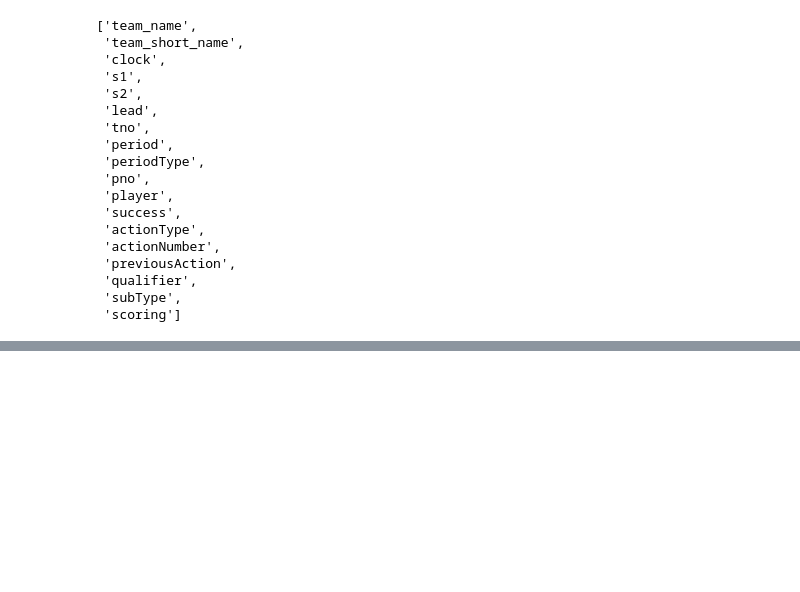
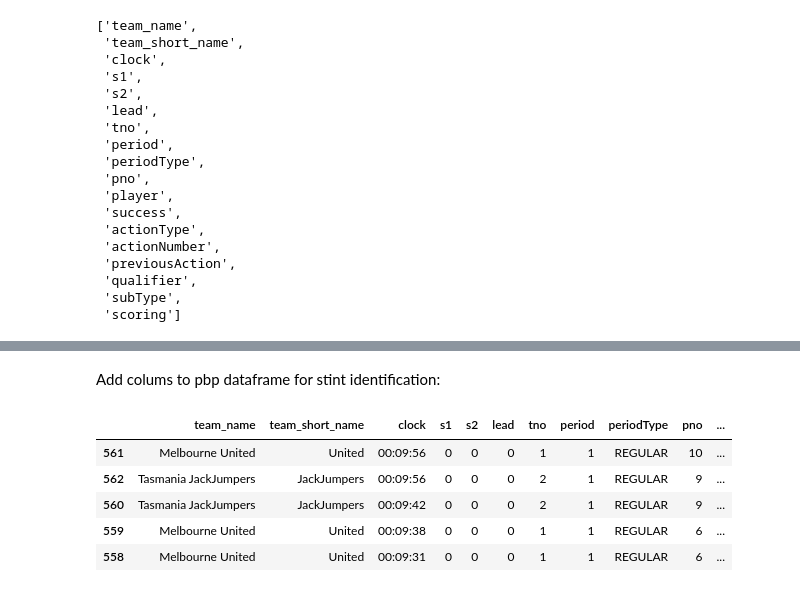
Before and after one commit to ssardina/pynbl, a Jupyter notebook: bball_stas.ipynb, the cells around one changed output, grey strips where cells are left out. Cells and saved outputs as stored; diff of their text form; code cells hidden in the pictures; blank space fills up the shorter version.

```diff
--- a/bball_stas.ipynb
+++ b/bball_stas.ipynb
@@ -123,0 +153,21 @@ Game Melbourne United (United) vs Tasmania JackJumpers (JackJumpers)
+# %% [markdown]
+Add colums to pbp dataframe for stint identification:
+# %%
+stints1_df, pbp2_df = tools.pbp_add_stint_col(pbp_df, stints_1, "stint1")
+stints2_df, pbp3_df = tools.pbp_add_stint_col(pbp2_df, stints_2, "stint2")
+
+# drop plays that are not for statistics (game events, like start/end)
+pbp_stats_df = pbp3_df.loc[(~pbp3_df['actionType'].isin(ACT_NON_STATS))]
+pbp_stats_df = pbp_stats_df.loc[(~pbp3_df['subType'].isin(ACTSSUB_NON_STATS))]
+
+pbp_stats_df.head(5)
+
+# should give empty: every row is a play
+# pbp_stats_df.loc[pbp_stats_df['stint1'] == -1]
+# %% [output]
+|  | team_name | team_short_name | clock | s1 | s2 | lead | tno | period | periodType | pno | ... |
+| 561 | Melbourne United | United | 00:09:56 | 0 | 0 | 0 | 1 | 1 | REGULAR | 10 | ... |
+| 562 | Tasmania JackJumpers | JackJumpers | 00:09:56 | 0 | 0 | 0 | 2 | 1 | REGULAR | 9 | ... |
+| 560 | Tasmania JackJumpers | JackJumpers | 00:09:42 | 0 | 0 | 0 | 2 | 1 | REGULAR | 9 | ... |
+| 559 | Melbourne United | United | 00:09:38 | 0 | 0 | 0 | 1 | 1 | REGULAR | 6 | ... |
+| 558 | Melbourne United | United | 00:09:31 | 0 | 0 | 0 | 1 | 1 | REGULAR | 6 | ... |
```
Also changed, not shown: parts of 24 cells of this notebook, 1 other file.
